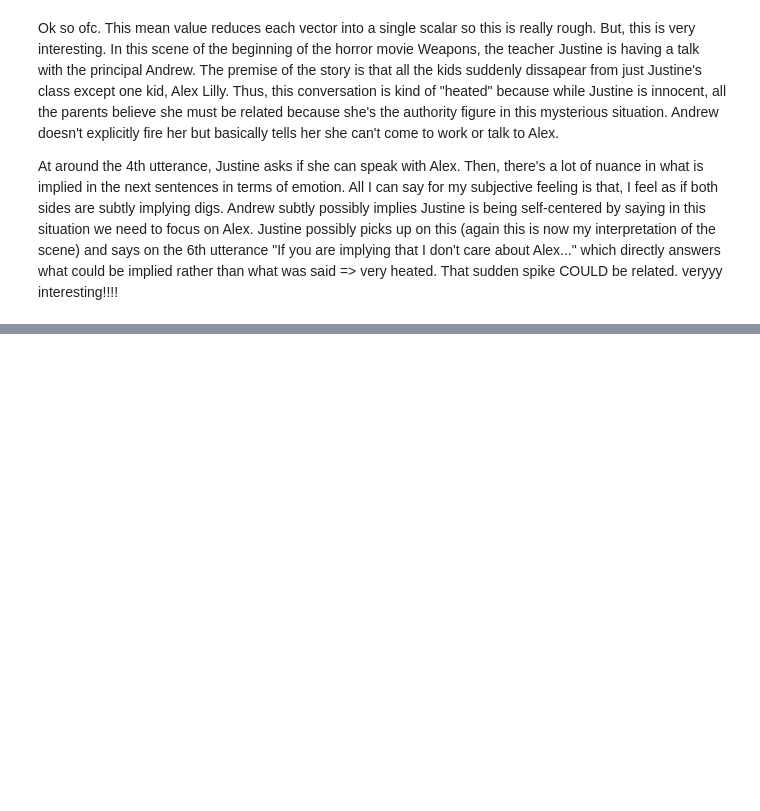
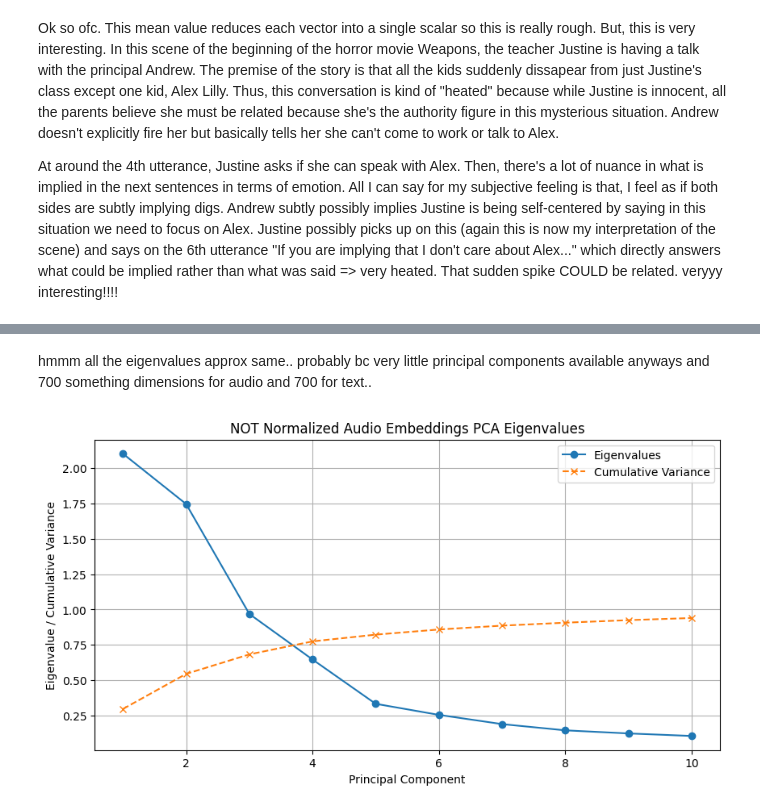
Before and after one commit to mwsong/tone-analysis, a Jupyter notebook: testing (proof-of-concept).ipynb, the cells around one changed output, grey strips where cells are left out. Drawn from its saved outputs; the diff is of its cells as text; code cells hidden in the pictures; blank space fills up the shorter version.

```diff
--- a/testing (proof-of-concept).ipynb
+++ b/testing (proof-of-concept).ipynb
@@ -217,0 +333,6 @@ plot_embedding_heatmap(combined_embeddings, "justine", title="Combined Heatmap")
+# %% [markdown]
+hmmm all the eigenvalues approx same.. probably bc very little principal components available anyways and 700 something dimensions for audio and 700 for text..
+# %%
+eigs_audio2, audio_exp2, pca_audio2 = plot_eigenvalues(embeddings_dict, n_components=10, title="NOT Normalized Audio Embeddings PCA Eigenvalues")
+# %% [output]
+[figure, added]
```
Also changed, not shown: parts of 9 cells of this notebook, 2 other files.
